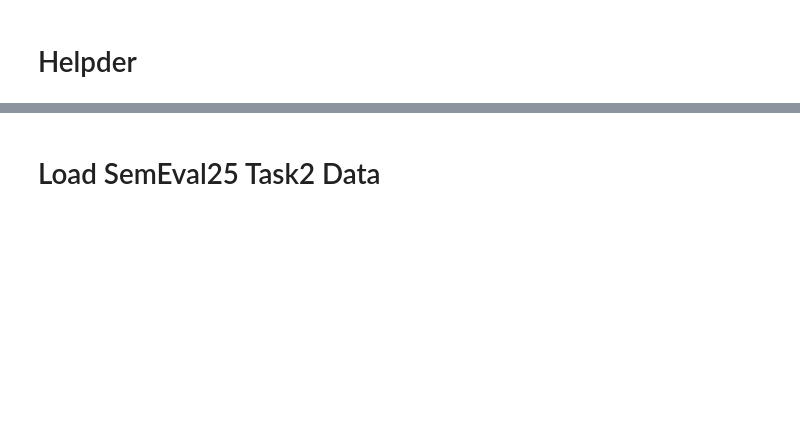
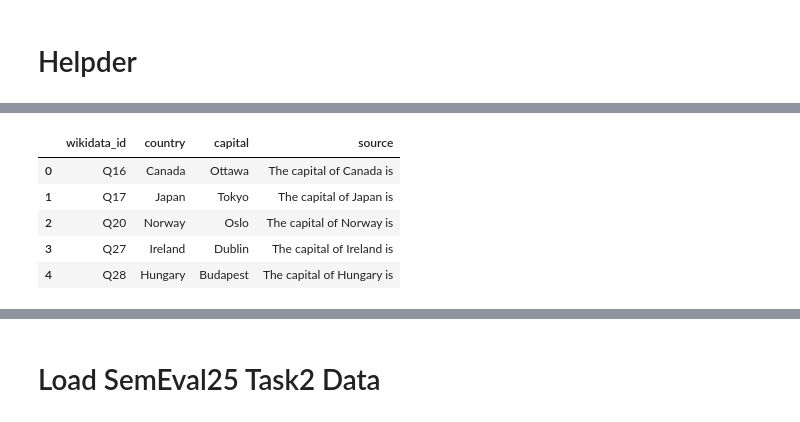
Before and after one commit to ShiningLab/CON2LM, a Jupyter notebook: wiki.ipynb, the cells around one changed output, grey strips where cells are left out. Drawn from its saved outputs; the diff is of its cells as text; code cells hidden in the pictures; blank space fills up the shorter version.

```diff
--- a/wiki.ipynb
+++ b/wiki.ipynb
@@ -33,0 +59,11 @@ def remove_punctuations(text):
+# %%
+# load data
+raw_capital_df = pd.read_csv('res/data/wiki/raw_capital.tsv', sep='\t')
+raw_capital_df.head()
+# %% [output]
+|  | wikidata_id | country | capital | source |
+| 0 | Q16 | Canada | Ottawa | The capital of Canada is |
+| 1 | Q17 | Japan | Tokyo | The capital of Japan is |
+| 2 | Q20 | Norway | Oslo | The capital of Norway is |
+| 3 | Q27 | Ireland | Dublin | The capital of Ireland is |
+| 4 | Q28 | Hungary | Budapest | The capital of Hungary is |
```
Also changed, not shown: parts of 20 cells of this notebook, 39 other files.
